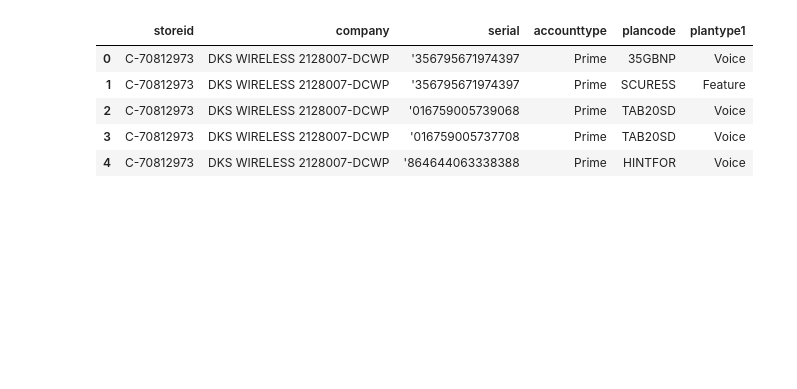
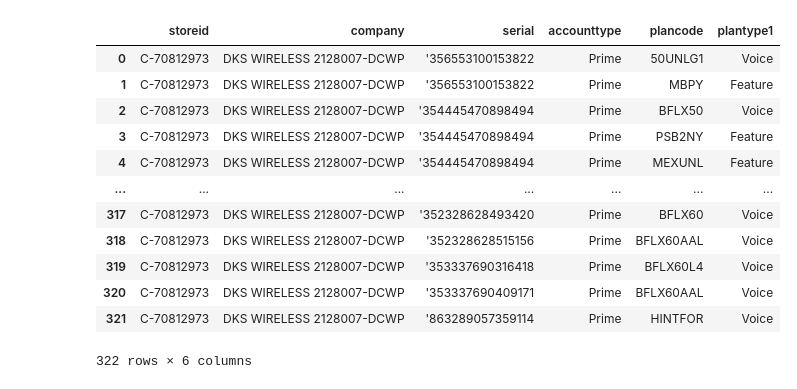
Before and after one commit to ishanadeptmed/i, a Jupyter notebook: notebook/ingestion.ipynb, the cells around one changed output. Cells and saved outputs as stored; diff of their text form; code cells hidden in the pictures; blank space fills up the shorter version.

```diff
--- a/notebook/ingestion.ipynb
+++ b/notebook/ingestion.ipynb
@@ -11,8 +22,4 @@ import io
 # %%
-ActivationDetailReport = pd.read_csv(r"D:\i\uploads\raw\ActivationDetailReport_7GF0SCN8M.csv",
-    encoding="latin1")
-CallidusReport = pd.read_csv(r"D:\i\uploads\raw\CallidusDetail_7GF0T17DL.csv",
-    encoding="latin1")
-CurCallidusReport = pd.read_csv(r"D:\i\uploads\raw\curCallidus_7GF0SU2WW.csv",
-    encoding="latin1")
+#main file ko ActivationDetailReport variable bna dia:
+ActivationDetailReport = pd.read_csv(r"D:\i\uploads\raw\ActivationDetailReport_7GT0TN4BG.csv", encoding='latin1')
 # %%
@@ -34,13 +41,20 @@ storeid	company	serial	acttype	plancode	plantype1	Compensation	Rebate	Chargeback
 # %%
-# Collecting columns into new D_FMT
+#useful column ko alag variable me store kr dia:
 
-collecting_columns = ActivationDetailReport[['storeid','company','serial','accounttype','plancode','plantype1',]]
+useful_cols_ActivationDetailReport = ActivationDetailReport[['storeid','company','serial','accounttype','plancode','plantype1',]]
 # %%
-collecting_columns.head()
+useful_cols_ActivationDetailReport
 # %% [output]
 |  | storeid | company | serial | accounttype | plancode | plantype1 |
-| 0 | C-70812973 | DKS WIRELESS 2128007-DCWP | '356795671974397 | Prime | 35GBNP | Voice |
-| 1 | C-70812973 | DKS WIRELESS 2128007-DCWP | '356795671974397 | Prime | SCURE5S | Feature |
-| 2 | C-70812973 | DKS WIRELESS 2128007-DCWP | '016759005739068 | Prime | TAB20SD | Voice |
-| 3 | C-70812973 | DKS WIRELESS 2128007-DCWP | '016759005737708 | Prime | TAB20SD | Voice |
-| 4 | C-70812973 | DKS WIRELESS 2128007-DCWP | '864644063338388 | Prime | HINTFOR | Voice |
+| 0 | C-70812973 | DKS WIRELESS 2128007-DCWP | '356553100153822 | Prime | 50UNLG1 | Voice |
+| 1 | C-70812973 | DKS WIRELESS 2128007-DCWP | '356553100153822 | Prime | MBPY | Feature |
+| 2 | C-70812973 | DKS WIRELESS 2128007-DCWP | '354445470898494 | Prime | BFLX50 | Voice |
+| 3 | C-70812973 | DKS WIRELESS 2128007-DCWP | '354445470898494 | Prime | PSB2NY | Feature |
+| 4 | C-70812973 | DKS WIRELESS 2128007-DCWP | '354445470898494 | Prime | MEXUNL | Feature |
+| ... | ... | ... | ... | ... | ... | ... |
+| 317 | C-70812973 | DKS WIRELESS 2128007-DCWP | '352328628493420 | Prime | BFLX60 | Voice |
+| 318 | C-70812973 | DKS WIRELESS 2128007-DCWP | '352328628515156 | Prime | BFLX60AAL | Voice |
+| 319 | C-70812973 | DKS WIRELESS 2128007-DCWP | '353337690316418 | Prime | BFLX60L4 | Voice |
+| 320 | C-70812973 | DKS WIRELESS 2128007-DCWP | '353337690409171 | Prime | BFLX60AAL | Voice |
+| 321 | C-70812973 | DKS WIRELESS 2128007-DCWP | '863289057359114 | Prime | HINTFOR | Voice |
+322 rows × 6 columns
```
Also changed, not shown: parts of 30 cells of this notebook, 10 other files.
